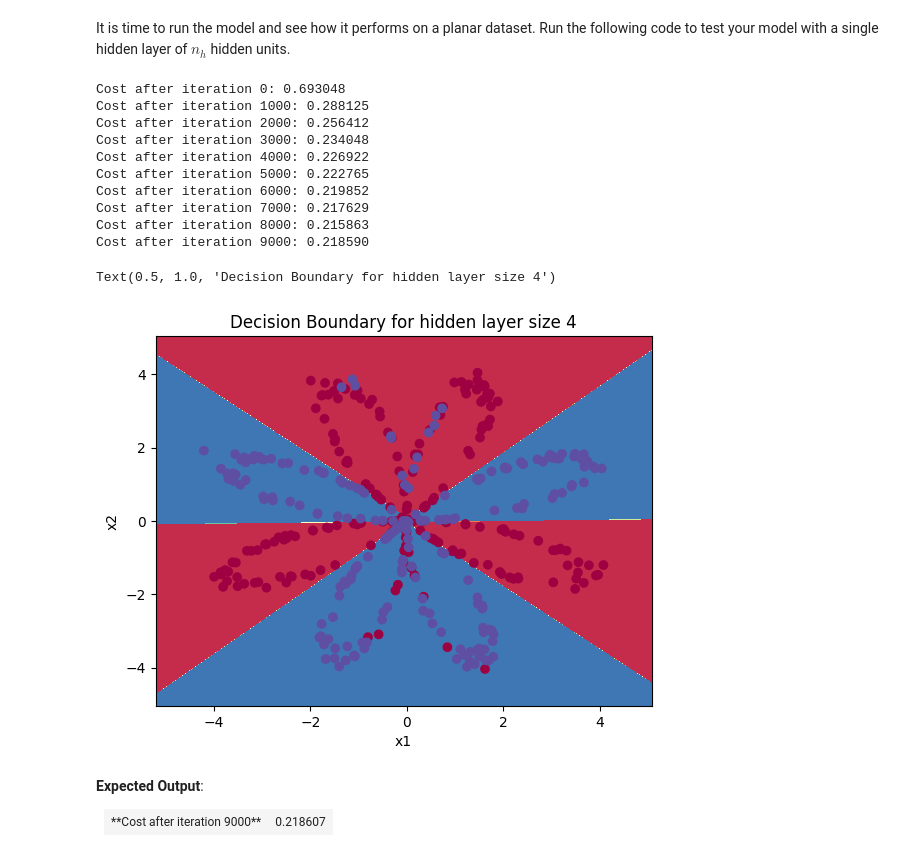
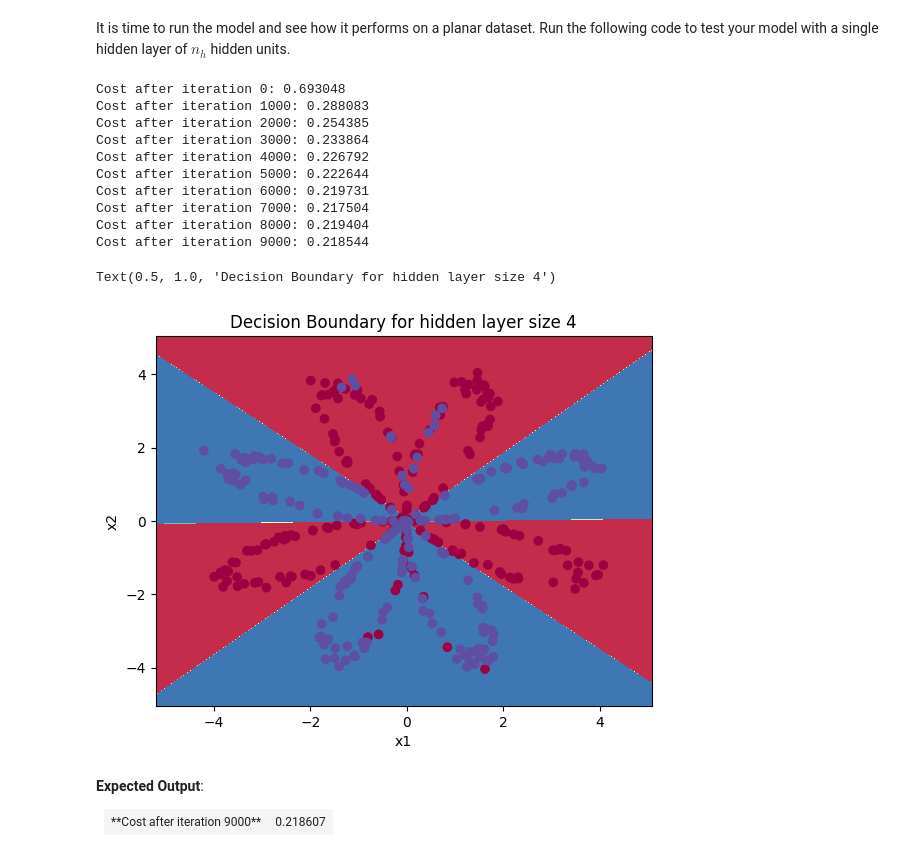
Before and after one commit to Srikrishna-RVU/DeepLearn, a Jupyter notebook: DL2/DL2.ipynb, the cells around one changed output. Cells and saved outputs as stored; diff of their text form; code cells hidden in the pictures.

```diff
--- a/DL2/DL2.ipynb
+++ b/DL2/DL2.ipynb
@@ -607,7 +601,7 @@ db2 = [[-0.16655712]]
 # %%
 # GRADED FUNCTION: update_parameters
 
-def update_parameters(parameters, grads, learning_rate = 1.2):
+def update_parameters(parameters, grads, learning_rate):
     """
     Updates parameters using the gradient descent update rule given above
 
@@ -636,10 +630,10 @@ def update_parameters(parameters, grads, learning_rate = 1.2):
 
     # Update rule for each parameter
     ### START CODE HERE ### (≈ 4 lines of code)
-    W1 = W1 - learning_rate*dW1
-    b1 = b1 - learning_rate*db1
-    W2 = W2 - learning_rate*dW2
-    b2 = b2 - learning_rate*b2
+    W1 = W1 - learning_rate * dW1
+    b1 = b1 - learning_rate * db1
+    W2 = W2 - learning_rate * dW2
+    b2 = b2 - learning_rate * db2
     ### END CODE HERE ###
 
     parameters = {"W1": W1,
@@ -650,7 +644,7 @@ def update_parameters(parameters, grads, learning_rate = 1.2):
     return parameters
 # %%
 parameters, grads = update_parameters_test_case()
-parameters = update_parameters(parameters, grads)
+parameters = update_parameters(parameters, grads,1.2)
 
 print("W1 = " + str(parameters["W1"]))
 print("b1 = " + str(parameters["b1"]))
@@ -761,7 +730,7 @@ def nn_model(X, Y, n_h, num_iterations = 10000, print_cost=False):
     return parameters
 # %%
 X_assess, Y_assess = nn_model_test_case()
-parameters = nn_model(X_assess, Y_assess, 4, num_iterations=10000, print_cost=True)
+parameters = nn_model(X_assess, Y_assess, 4, 1.02,num_iterations=10000, print_cost=True)
 print("W1 = " + str(parameters["W1"]))
 print("b1 = " + str(parameters["b1"]))
 print("W2 = " + str(parameters["W2"]))
@@ -867,8 +836,8 @@ def predict(parameters, X):
 
     # Computes probabilities using forward propagation, and classifies to 0/1 using 0.5 as the threshold.
     ### START CODE HERE ### (≈ 2 lines of code)
-    A2, _ = forward_propagation(X, parameters)
-    predictions = (A2 > 0.5).astype(int)
+    A2, cache = forward_propagation(X, parameters)
+    predictions = (A2 > 0.5)
     ### END CODE HERE ###
 
     return predictions
@@ -894,24 +863,24 @@ predictions mean = 0.6666666666666666
 It is time to run the model and see how it performs on a planar dataset. Run the following code to test your model with a single hidden layer of $n_h$ hidden units.
 # %%
 # Build a model with a n_h-dimensional hidden layer
-parameters = nn_model(X, Y, n_h = 4, num_iterations = 10000, print_cost=True)
+parameters = nn_model(X, Y, 4, 1.2 , num_iterations = 10000, print_cost=True)
 
 # Plot the decision boundary
 plot_decision_boundary(lambda x: predict(parameters, x.T), X, Y)
 plt.title("Decision Boundary for hidden layer size " + str(4))
 # %% [output]
 Cost after iteration 0: 0.693048
-Cost after iteration 1000: 0.288125
-Cost after iteration 2000: 0.256412
-Cost after iteration 3000: 0.234048
-Cost after iteration 4000: 0.226922
-Cost after iteration 5000: 0.222765
-Cost after iteration 6000: 0.219852
-Cost after iteration 7000: 0.217629
-Cost after iteration 8000: 0.215863
-Cost after iteration 9000: 0.218590
+Cost after iteration 1000: 0.288083
+Cost after iteration 2000: 0.254385
+Cost after iteration 3000: 0.233864
+Cost after iteration 4000: 0.226792
+Cost after iteration 5000: 0.222644
+Cost after iteration 6000: 0.219731
+Cost after iteration 7000: 0.217504
+Cost after iteration 8000: 0.219404
+Cost after iteration 9000: 0.218544
 Text(0.5, 1.0, 'Decision Boundary for hidden layer size 4')
-[figure, old version]
+[figure, new version]
 # %% [markdown]
 **Expected Output**:
 
```
Also changed, not shown: parts of 20 cells of this notebook, 11 other files.
